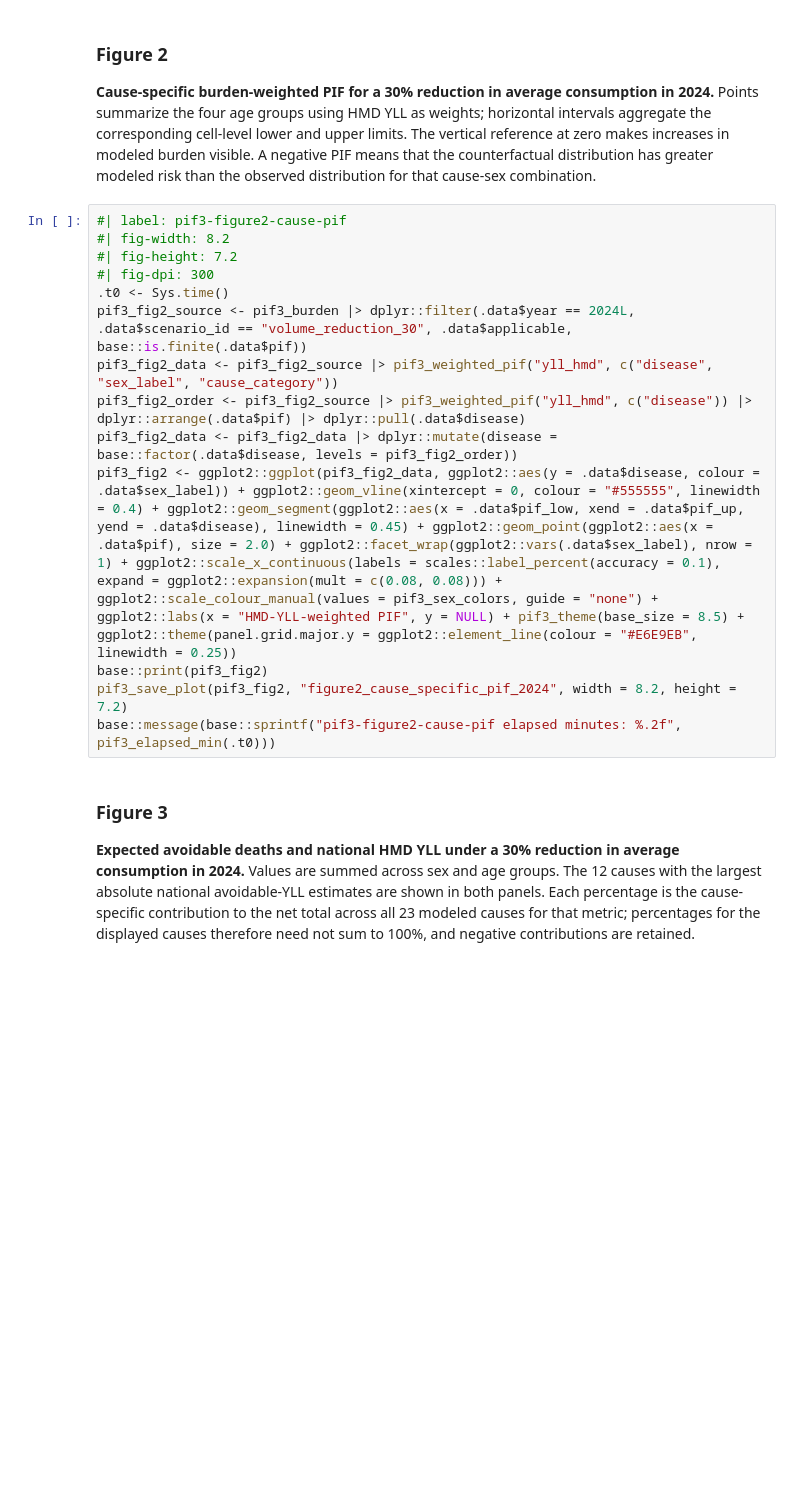
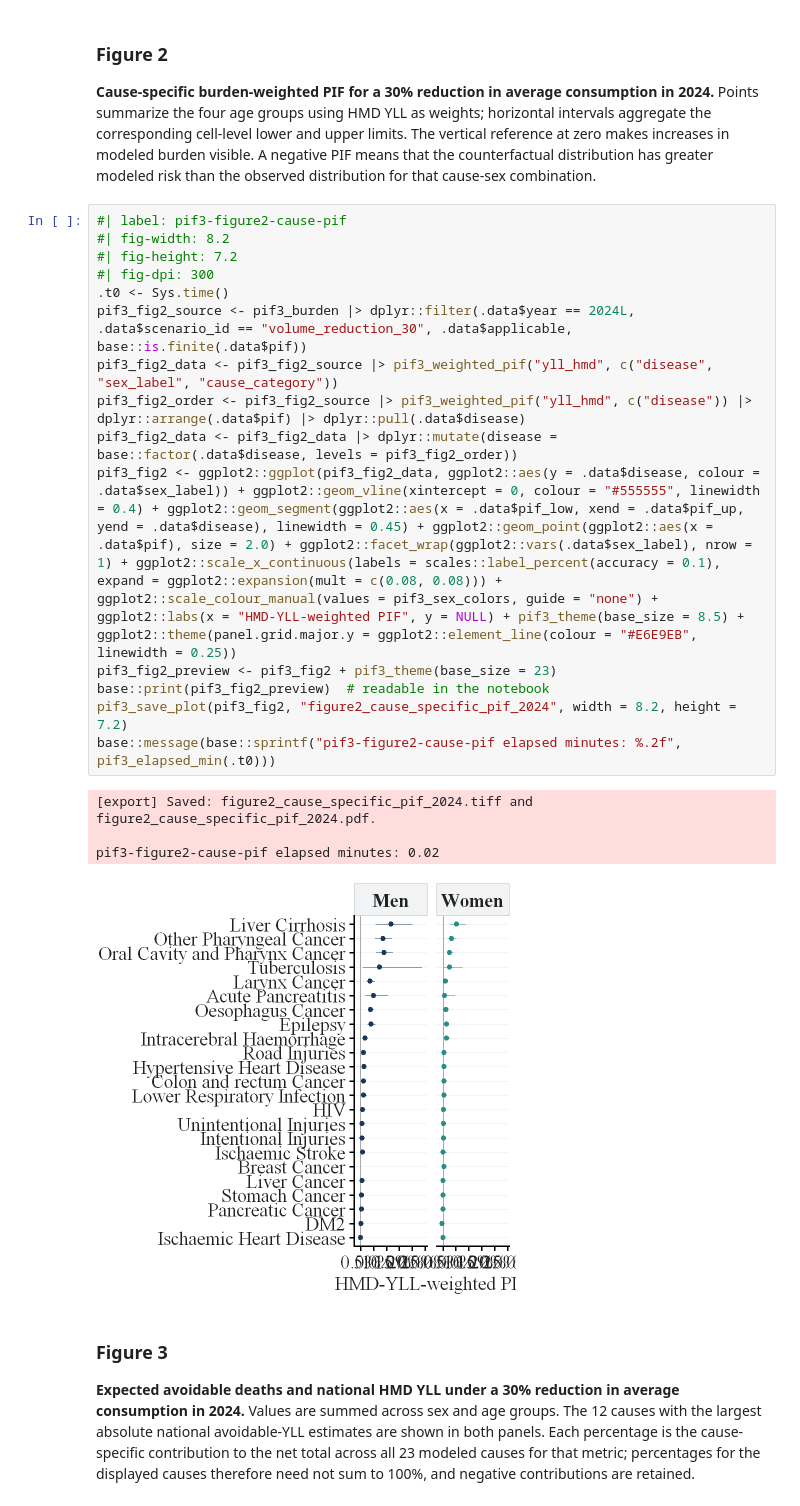
Before and after one commit to ACC1240138/expandPIF, a Jupyter notebook: __andres_control/expand_pif3.ipynb, the cells around one changed output. Drawn from its saved outputs; the diff is of its cells as text; blank space fills up the shorter version.

```diff
--- a/__andres_control/expand_pif3.ipynb
+++ b/__andres_control/expand_pif3.ipynb
@@ -352,17 +433,23 @@ base::message(base::sprintf("pif3-figure1-volume-trends elapsed minutes: %.2f",
 # %%
 #| label: pif3-figure2-cause-pif
 #| fig-width: 8.2
 #| fig-height: 7.2
 #| fig-dpi: 300
 .t0 <- Sys.time()
 pif3_fig2_source <- pif3_burden |> dplyr::filter(.data$year == 2024L, .data$scenario_id == "volume_reduction_30", .data$applicable, base::is.finite(.data$pif))
 pif3_fig2_data <- pif3_fig2_source |> pif3_weighted_pif("yll_hmd", c("disease", "sex_label", "cause_category"))
 pif3_fig2_order <- pif3_fig2_source |> pif3_weighted_pif("yll_hmd", c("disease")) |> dplyr::arrange(.data$pif) |> dplyr::pull(.data$disease)
 pif3_fig2_data <- pif3_fig2_data |> dplyr::mutate(disease = base::factor(.data$disease, levels = pif3_fig2_order))
 pif3_fig2 <- ggplot2::ggplot(pif3_fig2_data, ggplot2::aes(y = .data$disease, colour = .data$sex_label)) + ggplot2::geom_vline(xintercept = 0, colour = "#555555", linewidth = 0.4) + ggplot2::geom_segment(ggplot2::aes(x = .data$pif_low, xend = .data$pif_up, yend = .data$disease), linewidth = 0.45) + ggplot2::geom_point(ggplot2::aes(x = .data$pif), size = 2.0) + ggplot2::facet_wrap(ggplot2::vars(.data$sex_label), nrow = 1) + ggplot2::scale_x_continuous(labels = scales::label_percent(accuracy = 0.1), expand = ggplot2::expansion(mult = c(0.08, 0.08))) + ggplot2::scale_colour_manual(values = pif3_sex_colors, guide = "none") + ggplot2::labs(x = "HMD-YLL-weighted PIF", y = NULL) + pif3_theme(base_size = 8.5) + ggplot2::theme(panel.grid.major.y = ggplot2::element_line(colour = "#E6E9EB", linewidth = 0.25))
-base::print(pif3_fig2)
+pif3_fig2_preview <- pif3_fig2 + pif3_theme(base_size = 23)
+base::print(pif3_fig2_preview)  # readable in the notebook
 pif3_save_plot(pif3_fig2, "figure2_cause_specific_pif_2024", width = 8.2, height = 7.2)
 base::message(base::sprintf("pif3-figure2-cause-pif elapsed minutes: %.2f", pif3_elapsed_min(.t0)))
+# %% [output]
+[export] Saved: figure2_cause_specific_pif_2024.tiff and figure2_cause_specific_pif_2024.pdf.
+
+pif3-figure2-cause-pif elapsed minutes: 0.02
+[figure, added]
 # %% [markdown]
 ### Figure 3
 
```
Also changed, not shown: parts of 30 cells of this notebook, 34 other files.
